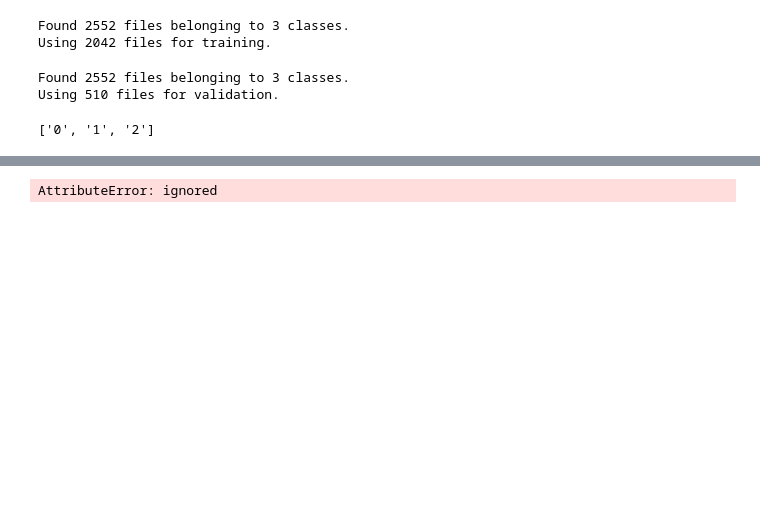
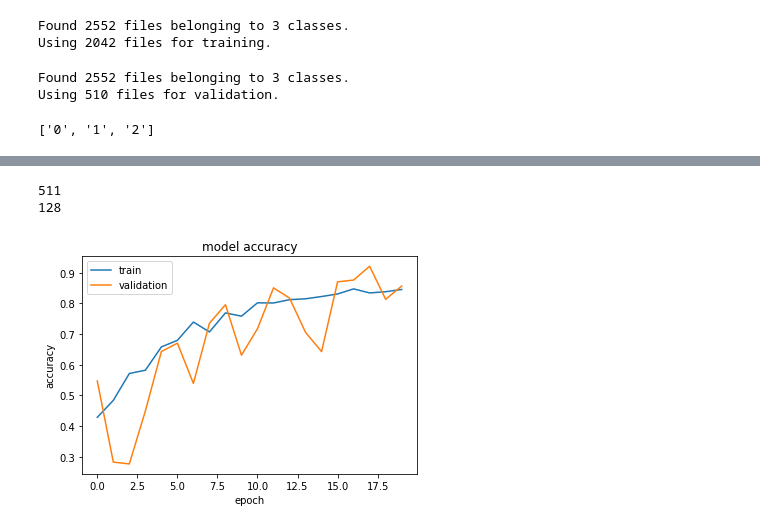
Before and after one commit to balados85/deep-learning-brain-mri-classification, a Jupyter notebook: EfficientNetKeras.ipynb, the cells around one changed output, grey strips where cells are left out. Cells and saved outputs as stored; diff of their text form; code cells hidden in the pictures; blank space fills up the shorter version.

```diff
--- a/EfficientNetKeras.ipynb
+++ b/EfficientNetKeras.ipynb
@@ -145,6 +154,33 @@ NameError: ignored
-# %%
-size = (IMG_SIZE, IMG_SIZE)
-ds_train = train_generator.map(lambda image, label: (tf.image.resize(image, size), label))
-#ds_test = ds_test.map(lambda image, label: (tf.image.resize(image, size), label))
-# %% [output]
-AttributeError: ignored
+# %%
+def input_preprocess(image, label):
+    label = tf.one_hot(label, NUM_CLASSES)
+    return image, label
+
+
+#train_ds = train_ds.map(
+#    input_preprocess, num_parallel_calls=tf.data.experimental.AUTOTUNE
+#)
+#print(len(train_ds))
+#train_ds = train_ds.batch(batch_size=batch_size, drop_remainder=True)
+#train_ds = train_ds.prefetch(tf.data.experimental.AUTOTUNE)
+
+#val_ds = val_ds.map(input_preprocess)
+#val_ds = val_ds.batch(batch_size=batch_size, drop_remainder=True)
+print(len(train_ds))
+print(len(val_ds))
+# %% [output]
+511
+128
+# %%
+def plot_hist(hist):
+    plt.plot(hist.history["accuracy"])
+    plt.plot(hist.history["val_accuracy"])
+    plt.title("model accuracy")
+    plt.ylabel("accuracy")
+    plt.xlabel("epoch")
+    plt.legend(["train", "validation"], loc="upper left")
+    plt.show()
+
+plot_hist(hist)
+# %% [output]
+[figure, added]
```
Also changed, not shown: parts of 23 cells of this notebook.
